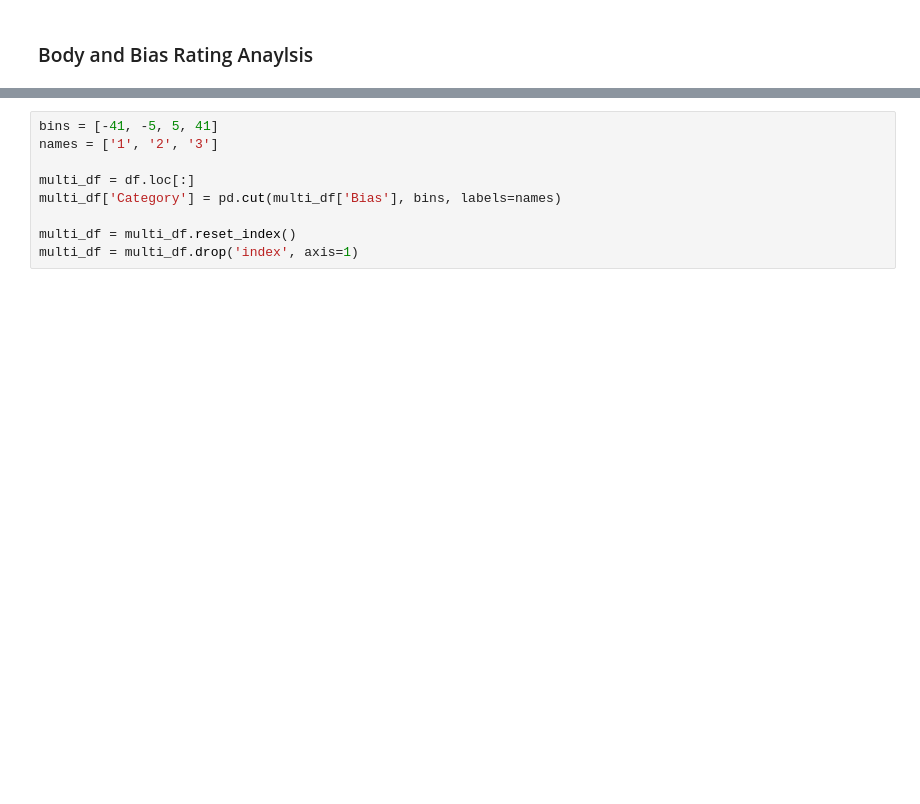
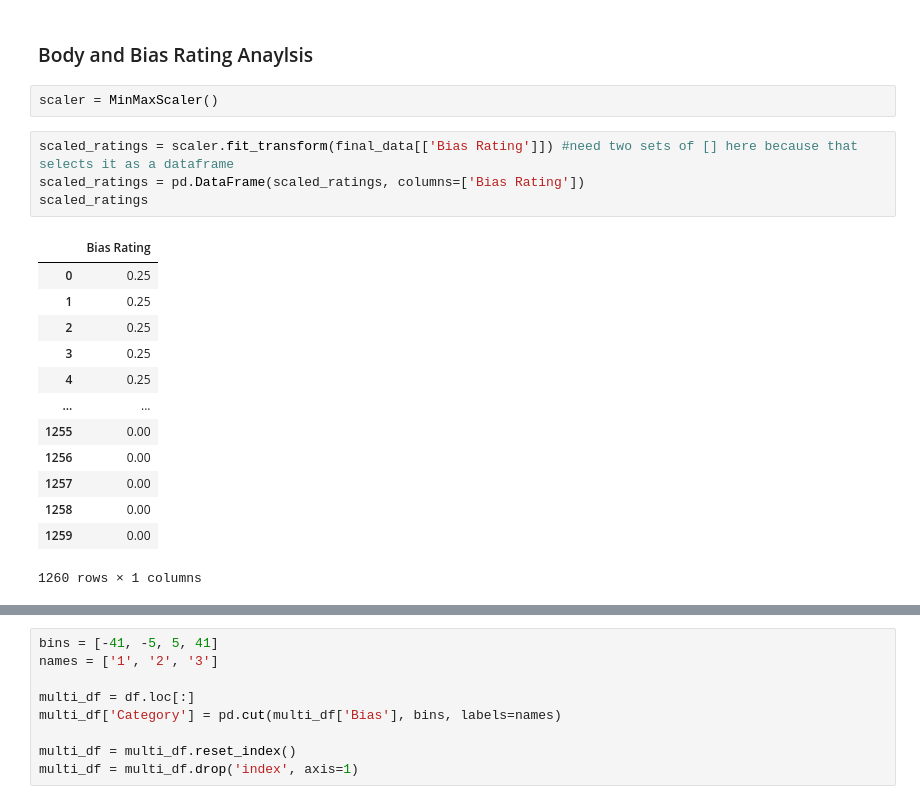
Before and after one commit to anitailango/affinity, a Jupyter notebook: backend/notebooks/Source Ratings Analysis.ipynb, the cells around one changed output, grey strips where cells are left out. Saved outputs shown, nothing was run; the diff lists cells and outputs as text; blank space fills up the shorter version.

```diff
--- a/backend/notebooks/Source Ratings Analysis.ipynb
+++ b/backend/notebooks/Source Ratings Analysis.ipynb
@@ -116,4 +116,24 @@ ROC Score is:  0.8673631537249689
 # %% [markdown]
 ### Body and Bias Rating Anaylsis
+# %%
+scaler = MinMaxScaler()
+# %%
+scaled_ratings = scaler.fit_transform(final_data[['Bias Rating']]) #need two sets of [] here because that selects it as a dataframe
+scaled_ratings = pd.DataFrame(scaled_ratings, columns=['Bias Rating'])
+scaled_ratings
+# %% [output]
+|  | Bias Rating |
+| 0 | 0.25 |
+| 1 | 0.25 |
+| 2 | 0.25 |
+| 3 | 0.25 |
+| 4 | 0.25 |
+| ... | ... |
+| 1255 | 0.00 |
+| 1256 | 0.00 |
+| 1257 | 0.00 |
+| 1258 | 0.00 |
+| 1259 | 0.00 |
+1260 rows × 1 columns
 # %%
 df = pd.concat([final_data['cleaned_body'], final_data['Bias'], final_data['Bias Rating']], axis=1)
```
Also changed, not shown: parts of 16 cells of this notebook, 3 other files.
